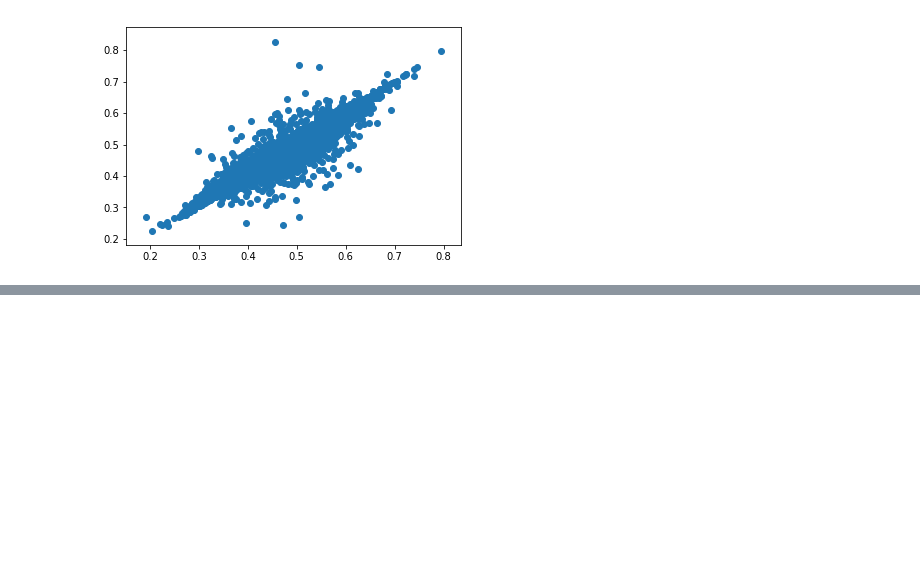
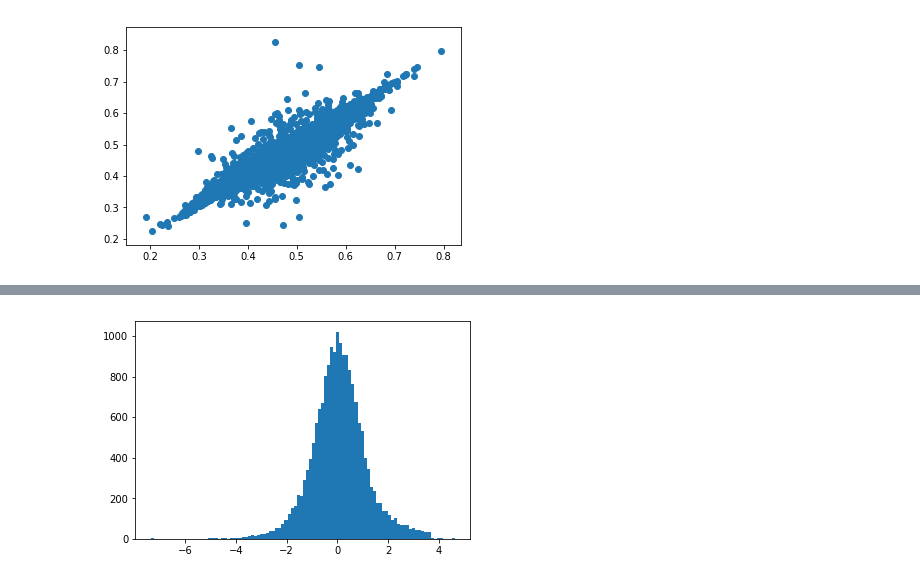
Before and after one commit to explorerwjy/DeepseqG9, a Jupyter notebook: Jiayao/src/Dat.ipynb, the cells around one changed output, grey strips where cells are left out. Drawn from its saved outputs; the diff is of its cells as text; code cells hidden in the pictures; blank space fills up the shorter version.

```diff
--- a/Jiayao/src/Dat.ipynb
+++ b/Jiayao/src/Dat.ipynb
@@ -378,0 +430,6 @@ plt.show()
+# %%
+cz = [x/std for x in ucz]
+plt.hist(cz, 100)
+plt.show()
+# %% [output]
+[figure, added]
```
Also changed, not shown: parts of 54 cells of this notebook.
